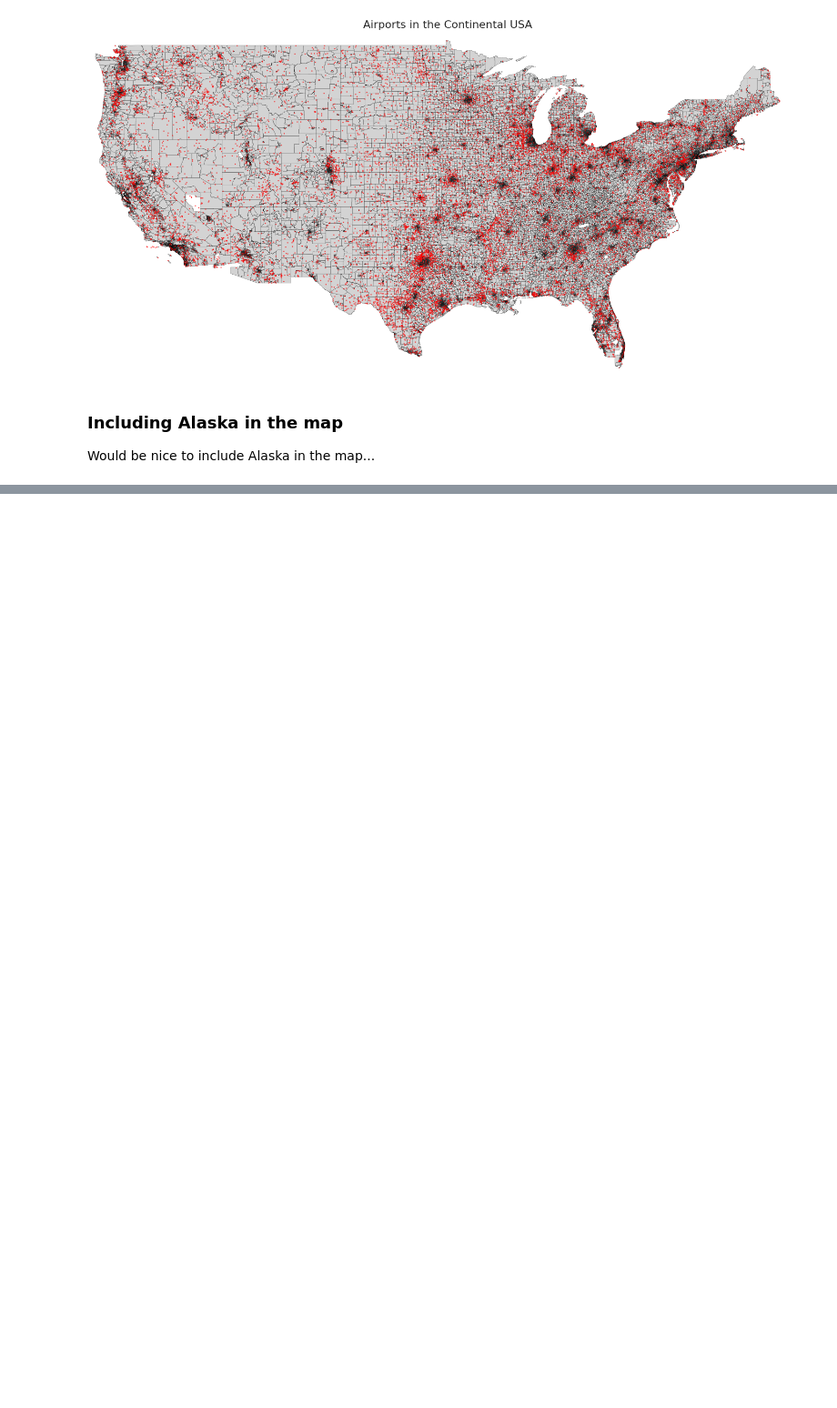
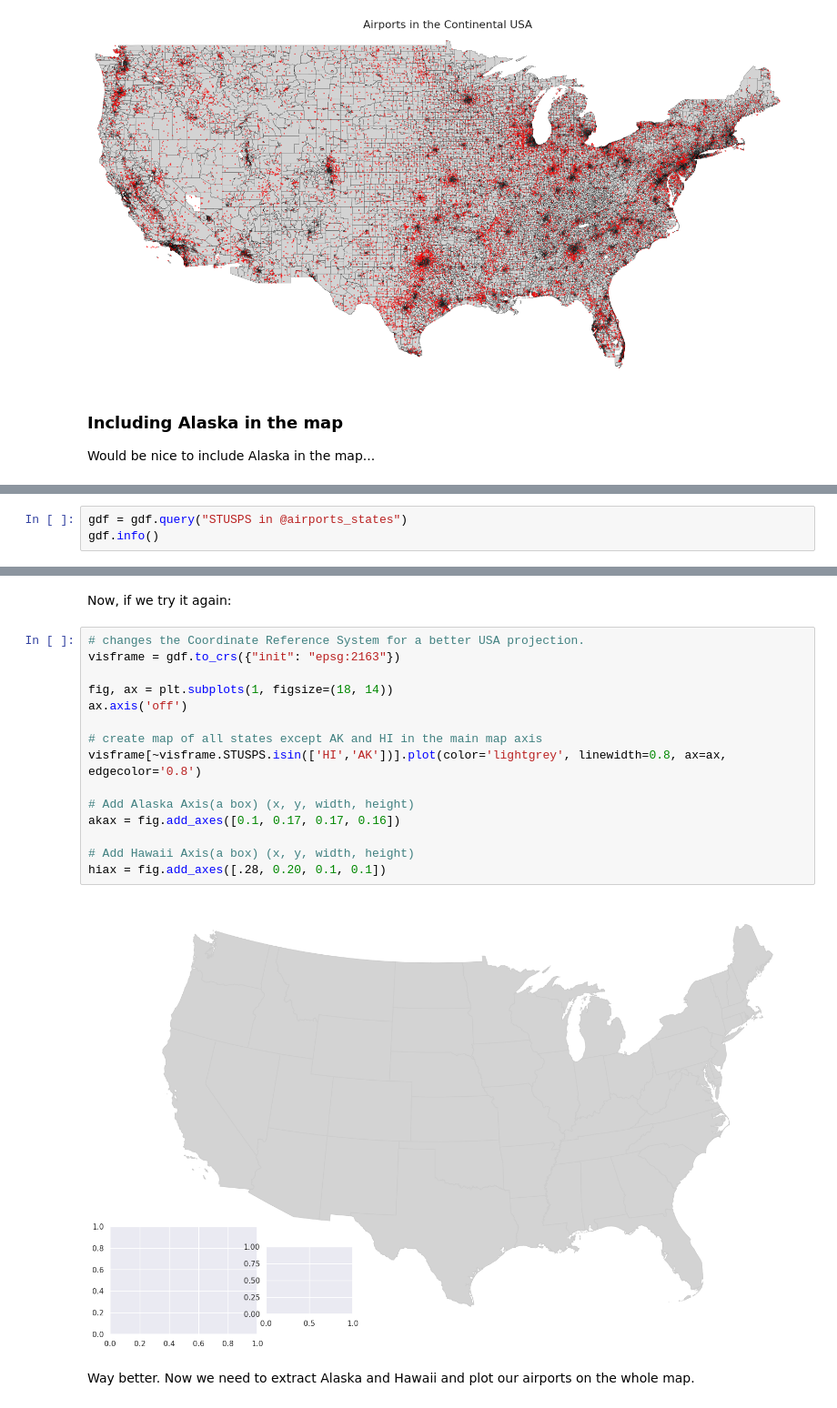
Before and after one commit to fernandowolff/worldwide-airports-dataset-analysis, a Jupyter notebook: worldwide-airports-analysis.ipynb, the cells around one changed output, grey strips where cells are left out. Shown at 91% size. Saved outputs shown, nothing was run; the diff lists cells and outputs as text; blank space fills up the shorter version.

```diff
--- a/worldwide-airports-analysis.ipynb
+++ b/worldwide-airports-analysis.ipynb
@@ -562,0 +621,3 @@ Would be nice to include Alaska in the map...
+# %%
+gdf = gdf.query("STUSPS in @airports_states")
+gdf.info()
@@ -562,0 +642,21 @@ Would be nice to include Alaska in the map...
+# %% [markdown]
+Now, if we try it again:
+# %%
+# changes the Coordinate Reference System for a better USA projection.
+visframe = gdf.to_crs({"init": "epsg:2163"})
+
+fig, ax = plt.subplots(1, figsize=(18, 14))
+ax.axis('off')
+
+# create map of all states except AK and HI in the main map axis
+visframe[~visframe.STUSPS.isin(['HI','AK'])].plot(color='lightgrey', linewidth=0.8, ax=ax, edgecolor='0.8')
+
+# Add Alaska Axis(a box) (x, y, width, height)
+akax = fig.add_axes([0.1, 0.17, 0.17, 0.16])
+
+# Add Hawaii Axis(a box) (x, y, width, height)
+hiax = fig.add_axes([.28, 0.20, 0.1, 0.1])
+# %% [output]
+[figure, added]
+# %% [markdown]
+Way better. Now we need to extract Alaska and Hawaii and plot our airports on the whole map.
```
Also changed, not shown: parts of 10 cells of this notebook.
